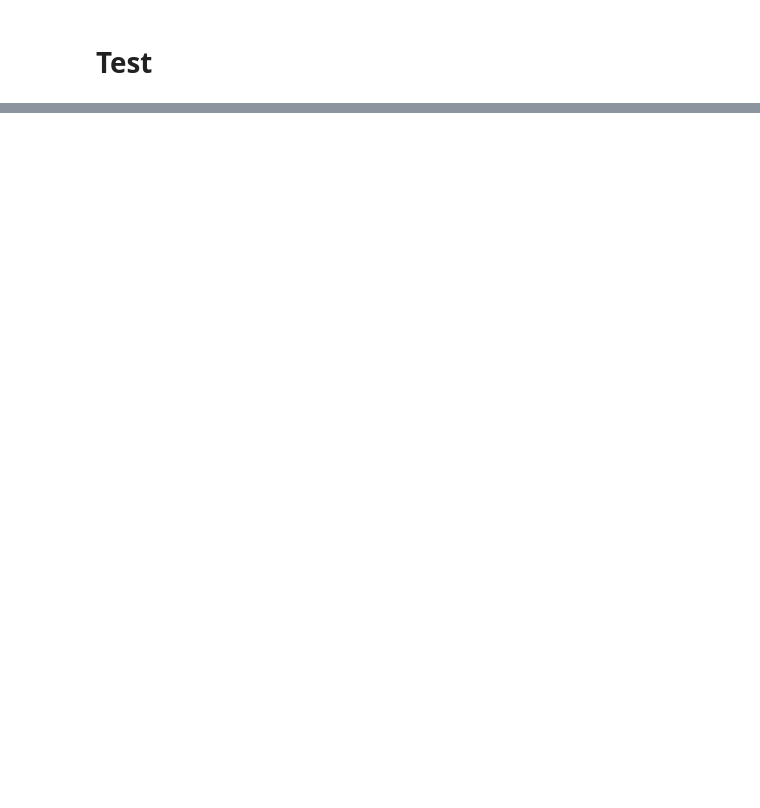
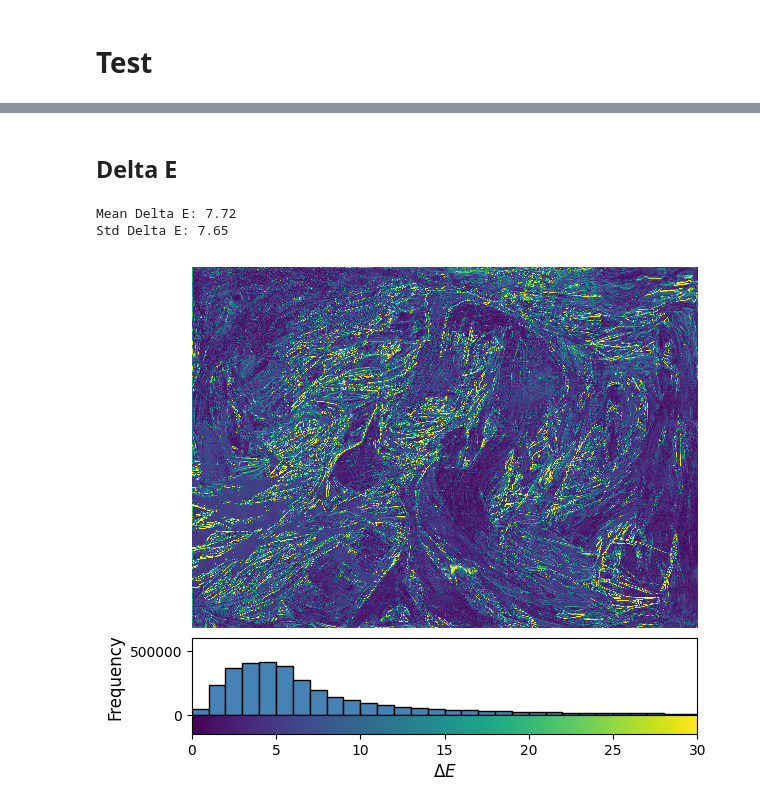
Before and after one commit to mgnarag/painting_restoration, a Jupyter notebook: CNN_L_ab.ipynb, the cells around one changed output, grey strips where cells are left out. Saved outputs shown, nothing was run; the diff lists cells and outputs as text; code cells hidden in the pictures; blank space fills up the shorter version.

```diff
--- a/CNN_L_ab.ipynb
+++ b/CNN_L_ab.ipynb
@@ -661,3 +660,5 @@ plt.figure(), plt.imshow(reconstructed_L_AB)
 (<Figure size 640x480 with 1 Axes>,
  <matplotlib.image.AxesImage at 0x...>)
 [figure]
+# %% [markdown]
+## Delta E
@@ -663,0 +781,58 @@ plt.figure(), plt.imshow(reconstructed_L_AB)
+# %%
+import matplotlib.pyplot as plt
+import matplotlib.gridspec as gridspec
+from skimage import io
+import numpy as np
+
+gt_path = file_path+"test/[13-After]_test.png"
+out_path = file_path+"test/[13-Before]_l_ab.png"
+
+# Get Delta E values
+delta_E, delta_e_values_mean,delta_e_values_std = color_error(gt_path, out_path)
+print(f"Mean Delta E: {delta_e_values_mean:.2f}")
+print(f"Std Delta E: {delta_e_values_std:.2f}")
+# %% [output]
+Mean Delta E: 7.72
+Std Delta E: 7.65
+# %%
+import matplotlib.pyplot as plt
+import matplotlib.gridspec as gridspec
+
+# Assume delta_E is already defined as a 2D array
+# For example:
+# delta_E = np.random.rand(512, 512) * 30
+
+# Get image dimensions
+h, w = delta_E.shape
+
+# Create figure with width/height proportional to actual image dimensions
+fig = plt.figure(figsize=(6, 5.25)) #(5.25, 7)
+gs = gridspec.GridSpec(3, 1, height_ratios=[h, int(h * 0.2), int(h * 0.05)], hspace=0.0)
+
+# --- Delta E heatmap ---
+ax0 = fig.add_subplot(gs[0])
+im = ax0.imshow(delta_E, cmap='viridis', interpolation='nearest', vmin=0, vmax=30)
+ax0.axis('off')
+
+# --- Histogram ---
+ax1 = fig.add_subplot(gs[1])
+ax1.hist(delta_E.ravel(), bins=30, range=(0, 30), color='steelblue', edgecolor='black')
+#ax1.invert_yaxis()
+ax1.set_xlim(0, 30)
+ax1.set_ylim(0, 600000)
+ax1.set_ylabel('Frequency', fontsize=12)
+#ax1.tick_params(axis='both', labelsize=12)
+ax1.tick_params(axis='x', which='both', bottom=False, top=False, labelbottom=False)
+
+# --- Horizontal colorbar (no ticks or labels) ---
+ax_cb = fig.add_subplot(gs[2])
+cbar = fig.colorbar(im, cax=ax_cb, orientation='horizontal')
+cbar.set_label('$\\Delta E$', fontsize=12)
+#cbar.set_ticks([])
+#cbar.set_ticklabels([])
+
+# Remove extra whitespace
+plt.tight_layout(pad=0)
+plt.show()
+# %% [output]
+[figure, added]
```
Also changed, not shown: parts of 6 cells of this notebook.
